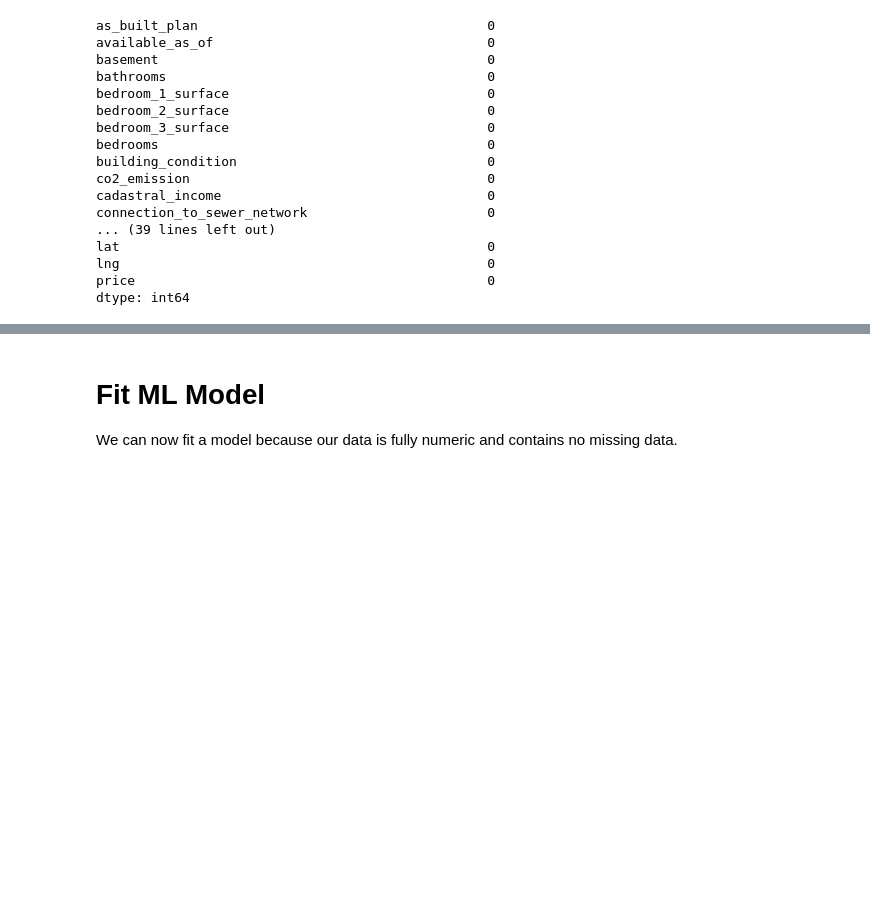
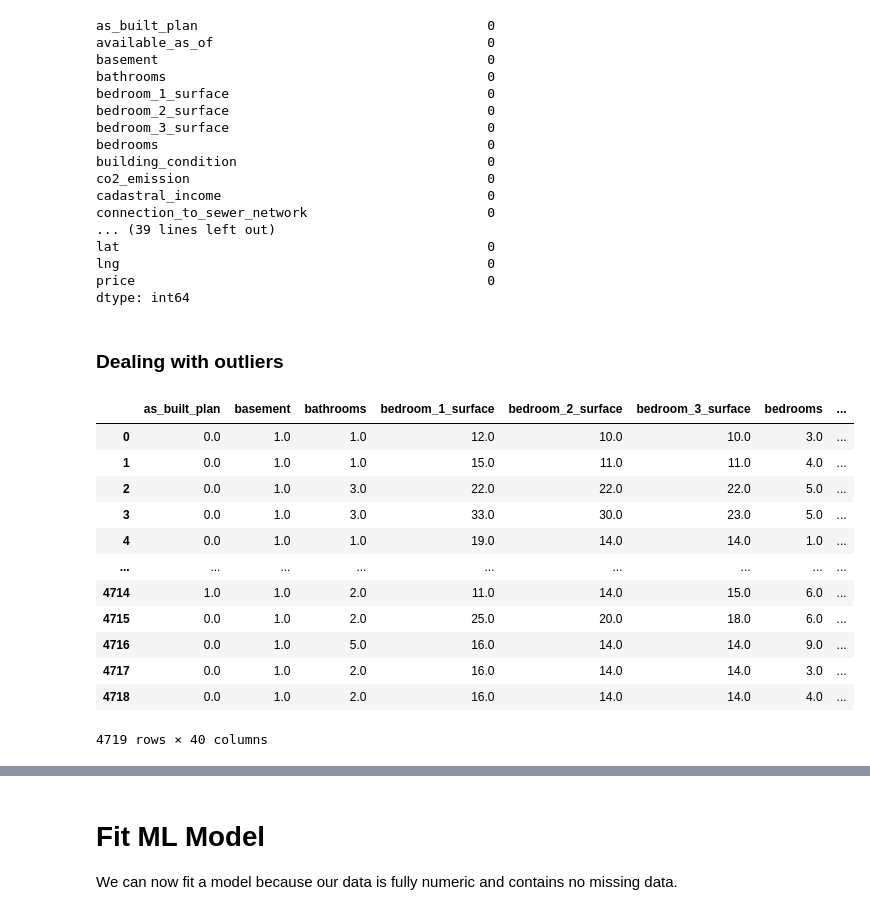
Before and after one commit to wa-le/BE-Properties-Regression, a Jupyter notebook: be_properties.ipynb, the cells around one changed output, grey strips where cells are left out. Cells and saved outputs as stored; diff of their text form; code cells hidden in the pictures; blank space fills up the shorter version.

```diff
--- a/be_properties.ipynb
+++ b/be_properties.ipynb
@@ -815,3 +818,22 @@ lat                                               0
 lng                                               0
 price                                             0
 dtype: int64
+# %% [markdown]
+### Dealing with outliers
+# %%
+# View our numeric columns
+df[num_col_list]
+# %% [output]
+|  | as_built_plan | basement | bathrooms | bedroom_1_surface | bedroom_2_surface | bedroom_3_surface | bedrooms | ... |
+| 0 | 0.0 | 1.0 | 1.0 | 12.0 | 10.0 | 10.0 | 3.0 | ... |
+| 1 | 0.0 | 1.0 | 1.0 | 15.0 | 11.0 | 11.0 | 4.0 | ... |
+| 2 | 0.0 | 1.0 | 3.0 | 22.0 | 22.0 | 22.0 | 5.0 | ... |
+| 3 | 0.0 | 1.0 | 3.0 | 33.0 | 30.0 | 23.0 | 5.0 | ... |
+| 4 | 0.0 | 1.0 | 1.0 | 19.0 | 14.0 | 14.0 | 1.0 | ... |
+| ... | ... | ... | ... | ... | ... | ... | ... | ... |
+| 4714 | 1.0 | 1.0 | 2.0 | 11.0 | 14.0 | 15.0 | 6.0 | ... |
+| 4715 | 0.0 | 1.0 | 2.0 | 25.0 | 20.0 | 18.0 | 6.0 | ... |
+| 4716 | 0.0 | 1.0 | 5.0 | 16.0 | 14.0 | 14.0 | 9.0 | ... |
+| 4717 | 0.0 | 1.0 | 2.0 | 16.0 | 14.0 | 14.0 | 3.0 | ... |
+| 4718 | 0.0 | 1.0 | 2.0 | 16.0 | 14.0 | 14.0 | 4.0 | ... |
+4719 rows × 40 columns
```
Also changed, not shown: parts of 29 cells of this notebook.
